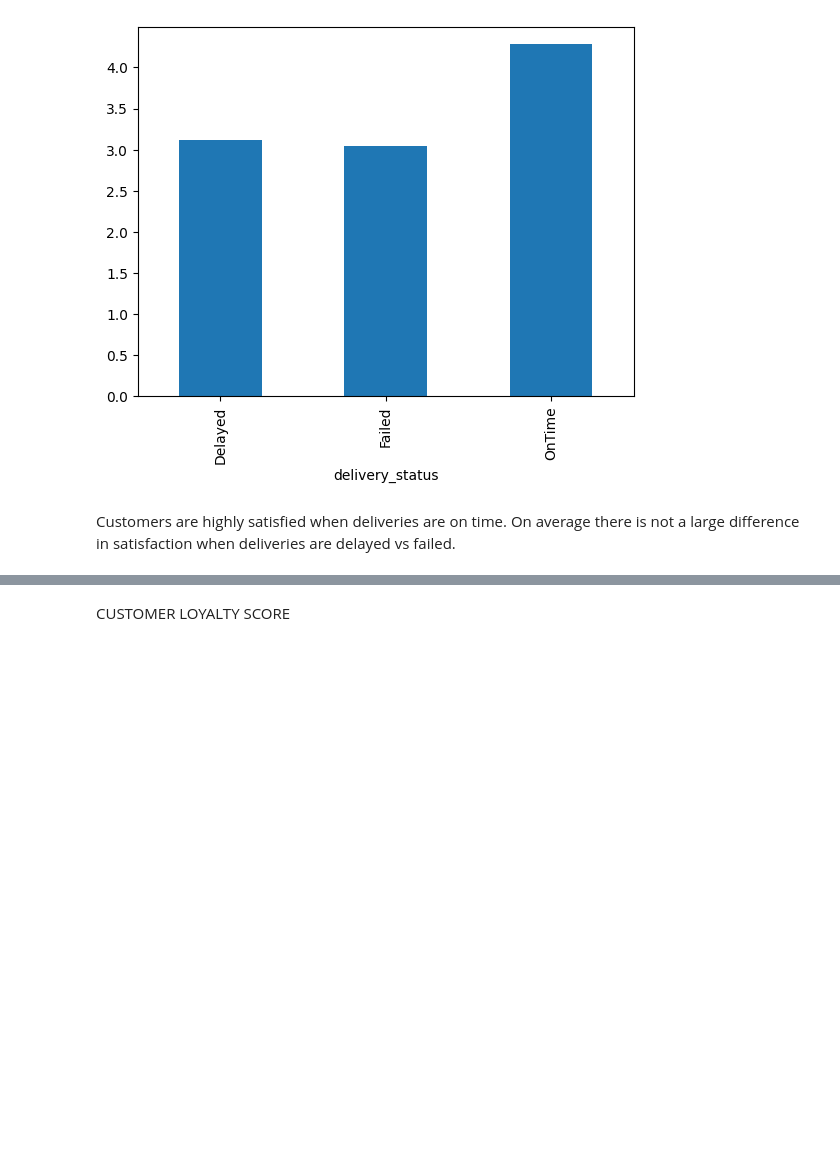
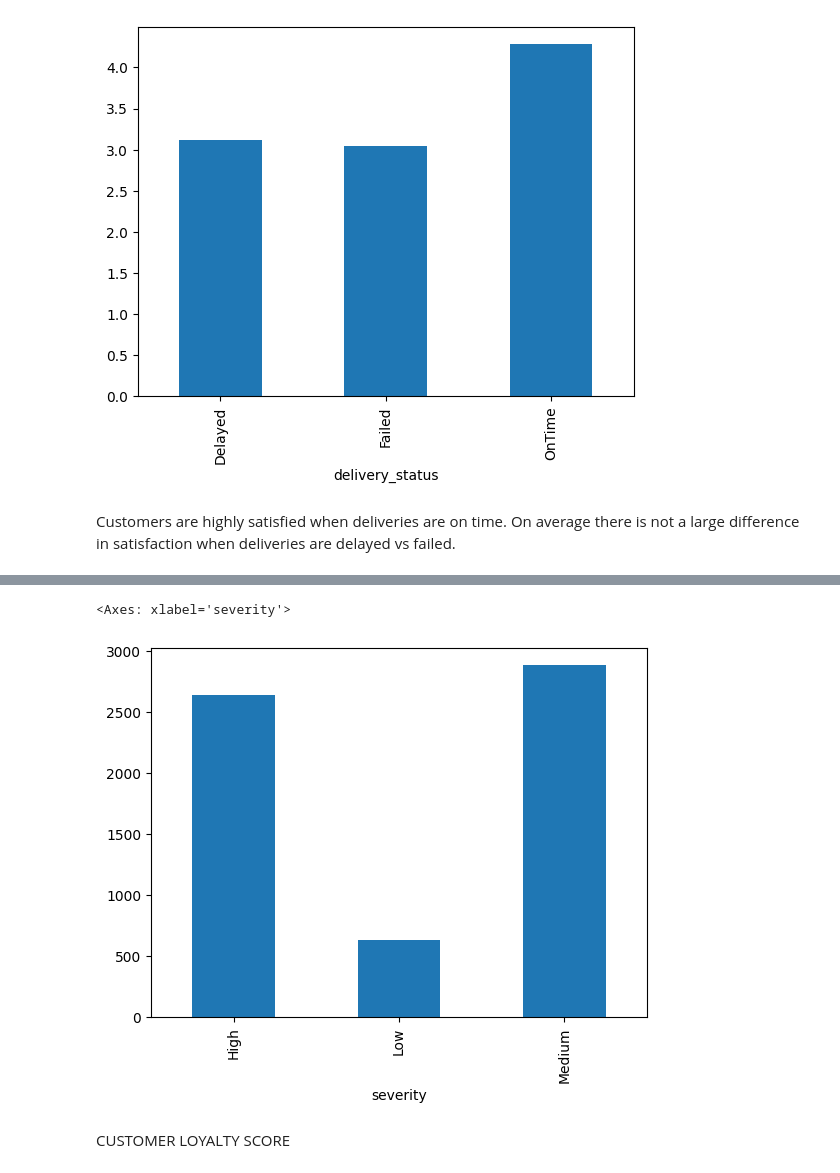
Before and after one commit to sydney142/databases_analytics_assignment, a Jupyter notebook: Assignment_Python.ipynb, the cells around one changed output, grey strips where cells are left out. Saved outputs shown, nothing was run; the diff lists cells and outputs as text; code cells hidden in the pictures; blank space fills up the shorter version.

```diff
--- a/Assignment_Python.ipynb
+++ b/Assignment_Python.ipynb
@@ -90,3 +95,8 @@ Customers are highly satisfied when deliveries are on time. On average there is
+# %%
+complaints_df.groupby("severity")["compensation_amount"].sum().plot(kind='bar')
+# %% [output]
+<Axes: xlabel='severity'>
+[figure, added]
 # %% [markdown]
 CUSTOMER LOYALTY SCORE
 # %%
```
Also changed, not shown: parts of 16 cells of this notebook.
